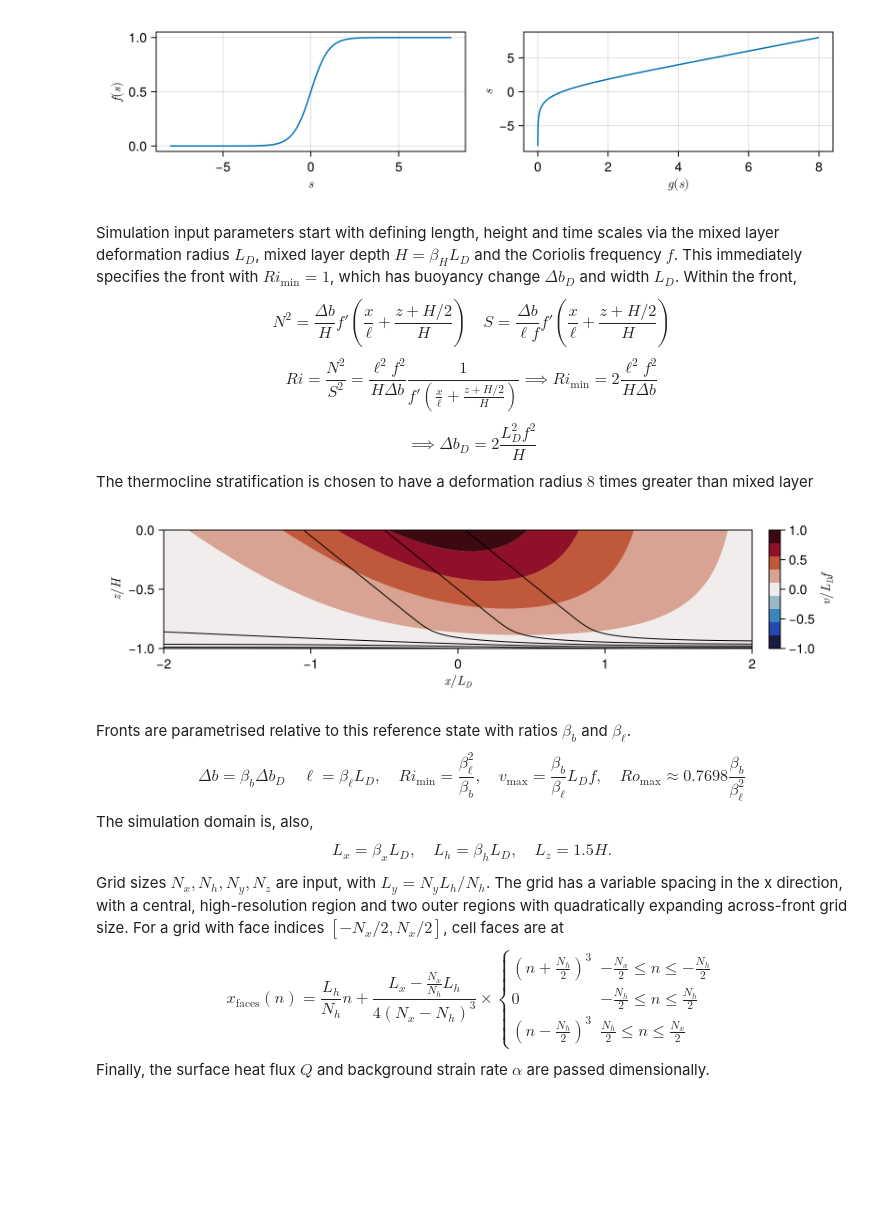
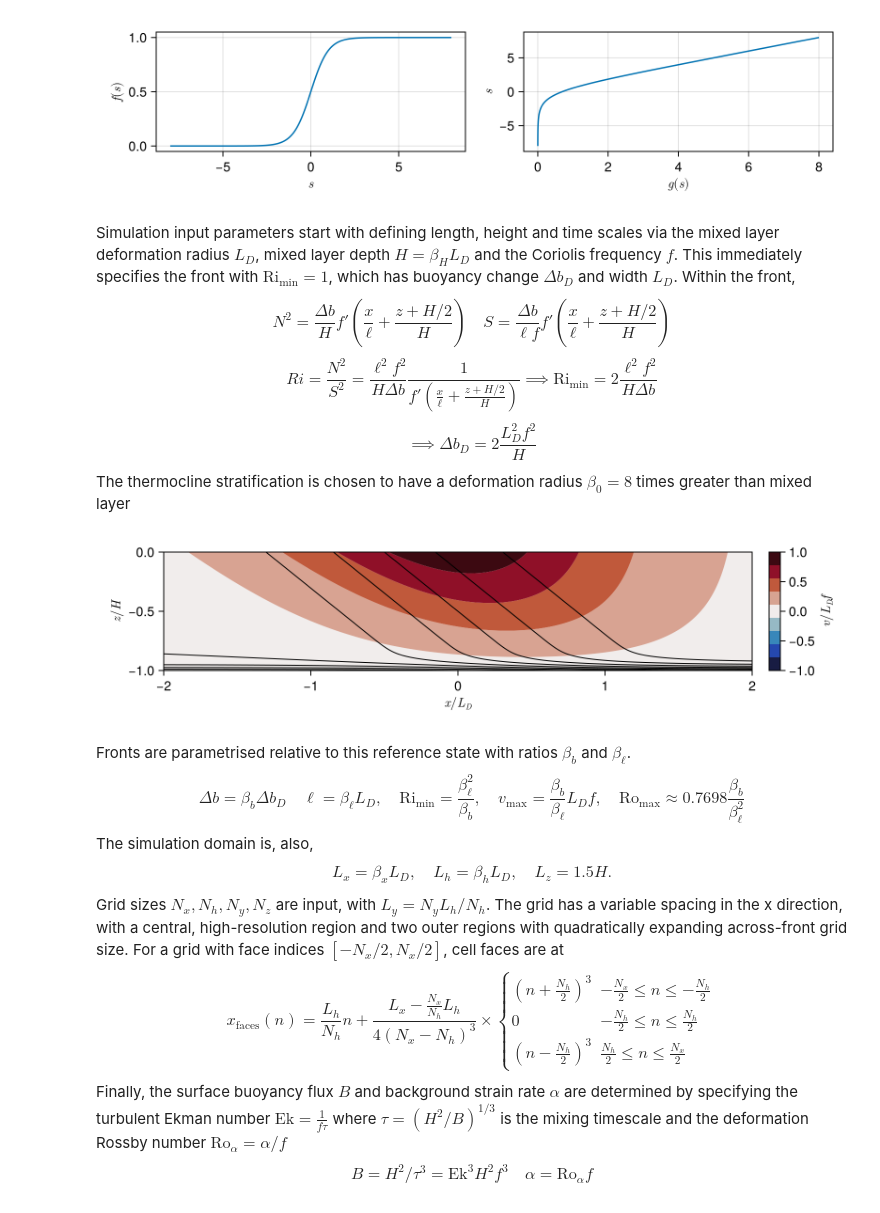
Before and after one commit to erin-atkinson/turbulence-at-many-fronts, a Jupyter notebook: notebooks/Parameters.ipynb, the cells around one changed output. Saved outputs shown, nothing was run; the diff lists cells and outputs as text; code cells hidden in the pictures; blank space fills up the shorter version.

Commit message:
Parameter sweep description

```diff
--- a/notebooks/Parameters.ipynb
+++ b/notebooks/Parameters.ipynb
@@ -45,53 +44,53 @@ fig
 # %% [output]
 [figure]
 # %% [markdown]
-Simulation input parameters start with defining length, height and time scales via the mixed layer deformation radius $L_D$, mixed layer depth $H = \beta_H L_D$ and the Coriolis frequency $f$. This immediately specifies the front with $Ri_\text{min}=1$, which has buoyancy change $\Delta b_D$ and width $L_D$. Within the front,
+Simulation input parameters start with defining length, height and time scales via the mixed layer deformation radius $L_D$, mixed layer depth $H = \beta_H L_D$ and the Coriolis frequency $f$. This immediately specifies the front with $\text{Ri}_\text{min}=1$, which has buoyancy change $\Delta b_D$ and width $L_D$. Within the front,
 $$
 N^2 = \frac{\Delta b}{H}f'\left (\frac{x}{\ell} + \frac{z+H/2}{H}\right ) \quad S = \frac{\Delta b}{\ell f}f'\left (\frac{x}{\ell} + \frac{z+H/2}{H}\right )
 $$
 $$
-Ri = \frac{N^2}{S^2} = \frac{\ell^2 f^2}{H\Delta b}\frac{1}{f'\left (\frac{x}{\ell} + \frac{z+H/2}{H}\right )} \implies Ri_\text{min} = 2\frac{\ell^2 f^2}{H\Delta b}
+Ri = \frac{N^2}{S^2} = \frac{\ell^2 f^2}{H\Delta b}\frac{1}{f'\left (\frac{x}{\ell} + \frac{z+H/2}{H}\right )} \implies \text{Ri}_\text{min} = 2\frac{\ell^2 f^2}{H\Delta b}
 $$
 $$
 \implies \Delta b_D = 2\frac{L_D^2 f^2}{H}
 $$
-The thermocline stratification is chosen to have a deformation radius $8$ times greater than mixed layer
+The thermocline stratification is chosen to have a deformation radius $\beta_0 =8$ times greater than mixed layer
 # %%
 ip = (; f=1, L=1, βb=1, βℓ=1, βH=1, β₀=8)
 sp = create_simulation_parameters(ip)
 
 fig = Figure(; size = (800, 200))
 xs = range(-2sp.L, 2sp.L, 256)
 zs = range(-sp.H, 0, 256)
 
 bD = [front_buoyancy(x, z, sp) for x in xs, z in zs]
 vD = [approximate_front_velocity(x, z, sp) for x in xs, z in zs]
 
 ax = Axis(fig[1, 1];
     xlabel = L"x / L_D",
     ylabel = L"z / H",
     limits = (-2sp.L, 2sp.L, -sp.H, 0)
 )
 
 
 ctf = contourf!(ax, xs, zs, vD;
     colormap = :balance,
     levels = range(-1, 1, 10)
 )
 
 contour!(ax, xs, zs, bD;
-    levels = -10sp.Δb:(sp.Δb/4):sp.Δb,
+    levels = -10sp.Δb:(sp.Δb/6):sp.Δb,
     color = :black
 )
 Colorbar(fig[1, 2], ctf; label=L"v / L_D f")
 
 fig
 # %% [output]
-[figure, old version]
+[figure, new version]
 # %% [markdown]
 Fronts are parametrised relative to this reference state with ratios $\beta_b$ and $\beta_\ell$.
 $$
-\Delta b = \beta_b \Delta b_D\quad \ell = \beta_\ell L_D,  \quad Ri_\text{min} = \frac{\beta_\ell^2}{\beta_b}, \quad v_\text{max} = \frac{\beta_b}{\beta_\ell}L_D f, \quad Ro_\text{max} \approx 0.7698\frac{\beta_b}{\beta_\ell^2}
+\Delta b = \beta_b \Delta b_D\quad \ell = \beta_\ell L_D,  \quad \text{Ri}_\text{min} = \frac{\beta_\ell^2}{\beta_b}, \quad v_\text{max} = \frac{\beta_b}{\beta_\ell}L_D f, \quad \text{Ro}_\text{max} \approx 0.7698\frac{\beta_b}{\beta_\ell^2}
 $$
 The simulation domain is, also,
 $$
@@ -105,4 +104,7 @@ x_\text{faces}(n) = \frac{L_h}{N_h}n + \frac{L_x - \frac{N_x}{N_h}L_h}{4(N_x - N
 (n - \frac{N_h}{2})^3 & \frac{N_h}{2} \leq n \leq \frac{N_x}{2}
 \end{array}\right .
 $$
-Finally, the surface heat flux $Q$ and background strain rate $\alpha$ are passed dimensionally.
+Finally, the surface buoyancy flux $B$ and background strain rate $\alpha$ are determined by specifying the turbulent Ekman number $\text{Ek} = \frac{1}{f\tau}$ where $\tau = (H^2 / B)^{1/3}$ is the mixing timescale and the deformation Rossby number $\text{Ro}_\alpha = \alpha / f$
+$$
+B = H^2 / \tau^3 = \text{Ek}^3 H^2 f^3 \quad \alpha = \text{Ro}_\alpha f
+$$
```
Also changed, not shown: parts of 11 cells of this notebook.
